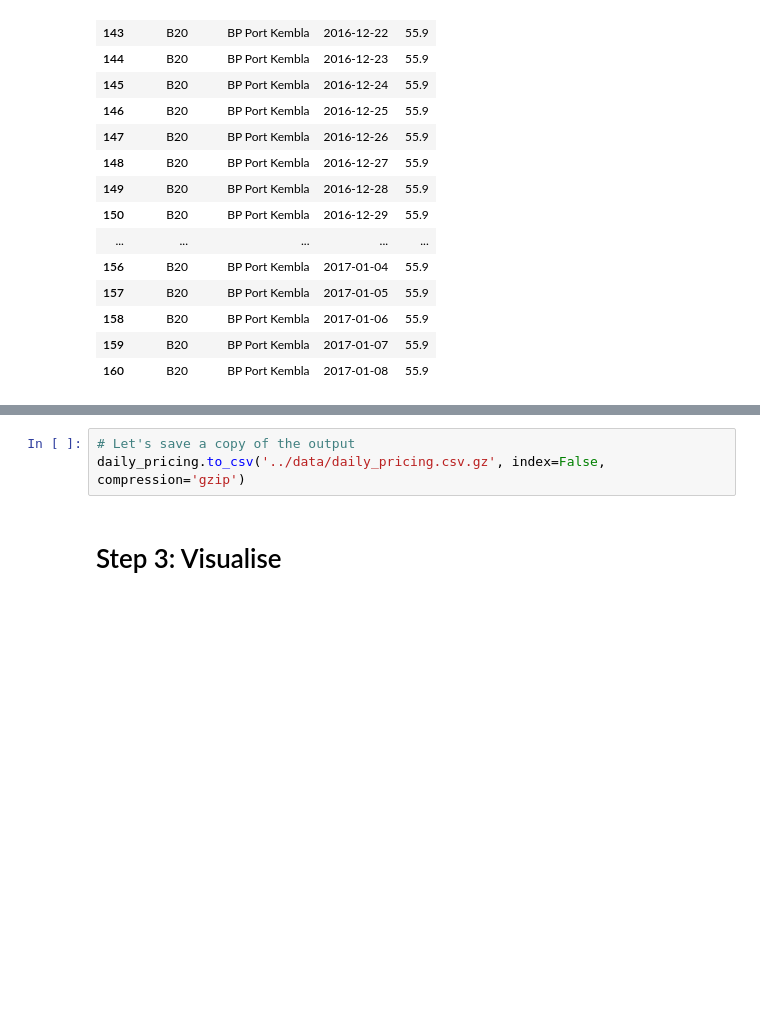
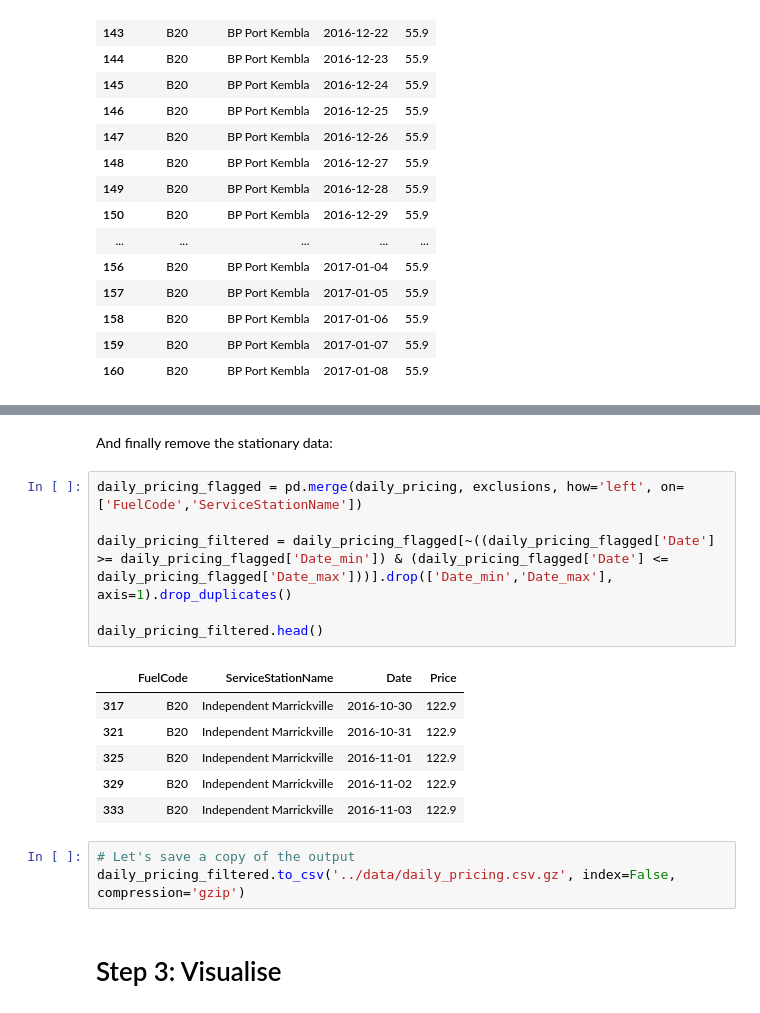
Before and after one commit to d4dsyd/p-nsw-fuel-prices, a Jupyter notebook: notebooks/2. Exploratory Data Analysis.ipynb, the cells around one changed output, grey strips where cells are left out. Saved outputs shown, nothing was run; the diff lists cells and outputs as text; blank space fills up the shorter version.

```diff
--- a/notebooks/2. Exploratory Data Analysis.ipynb
+++ b/notebooks/2. Exploratory Data Analysis.ipynb
@@ -169,6 +216,21 @@ daily_pricing.head(20)
+# %% [markdown]
+And finally remove the stationary data:
+# %%
+daily_pricing_flagged = pd.merge(daily_pricing, exclusions, how='left', on=['FuelCode','ServiceStationName'])
+
+daily_pricing_filtered = daily_pricing_flagged[~((daily_pricing_flagged['Date'] >= daily_pricing_flagged['Date_min']) & (daily_pricing_flagged['Date'] <= daily_pricing_flagged['Date_max']))].drop(['Date_min','Date_max'], axis=1).drop_duplicates()
+
+daily_pricing_filtered.head()
+# %% [output]
+|  | FuelCode | ServiceStationName | Date | Price |
+| 317 | B20 | Independent Marrickville | 2016-10-30 | 122.9 |
+| 321 | B20 | Independent Marrickville | 2016-10-31 | 122.9 |
+| 325 | B20 | Independent Marrickville | 2016-11-01 | 122.9 |
+| 329 | B20 | Independent Marrickville | 2016-11-02 | 122.9 |
+| 333 | B20 | Independent Marrickville | 2016-11-03 | 122.9 |
 # %%
 # Let's save a copy of the output
-daily_pricing.to_csv('../data/daily_pricing.csv.gz', index=False, compression='gzip')
+daily_pricing_filtered.to_csv('../data/daily_pricing.csv.gz', index=False, compression='gzip')
 # %% [markdown]
 # Step 3: Visualise
 # %%
```
Also changed, not shown: parts of 5 cells of this notebook, 1 other file.
